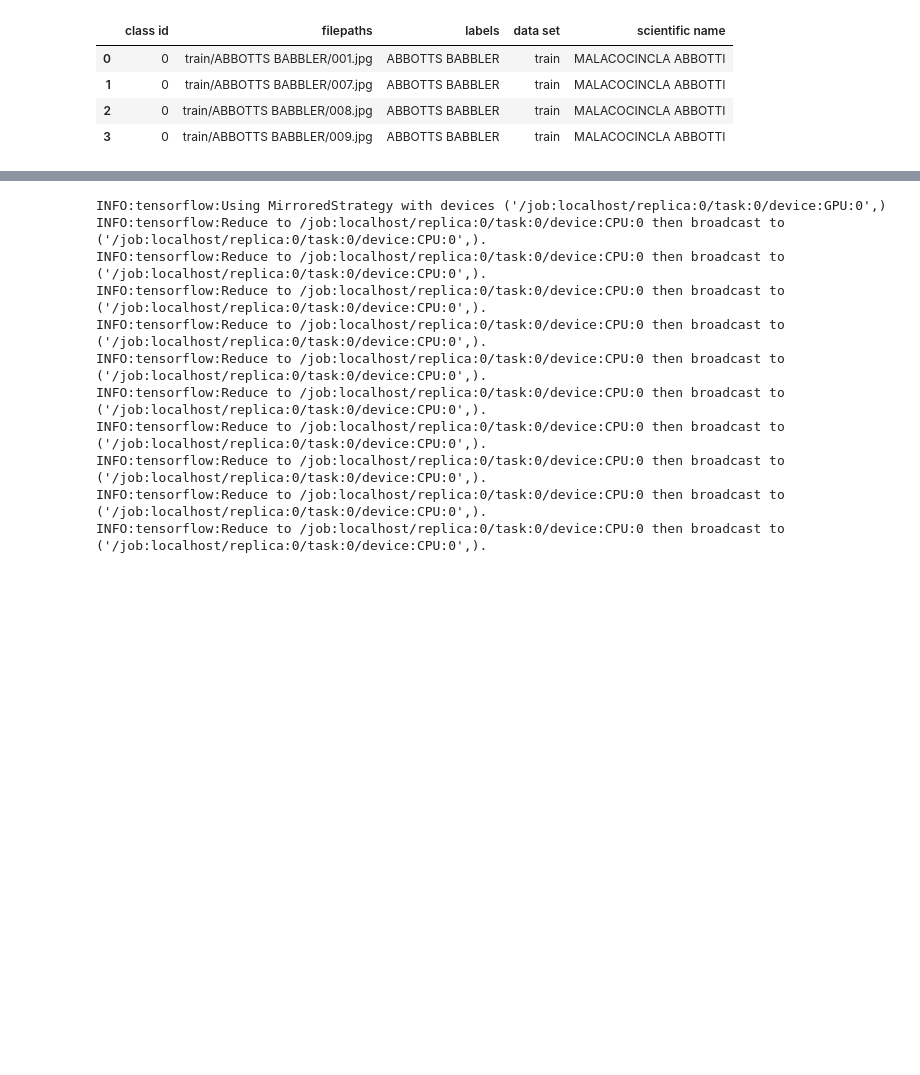
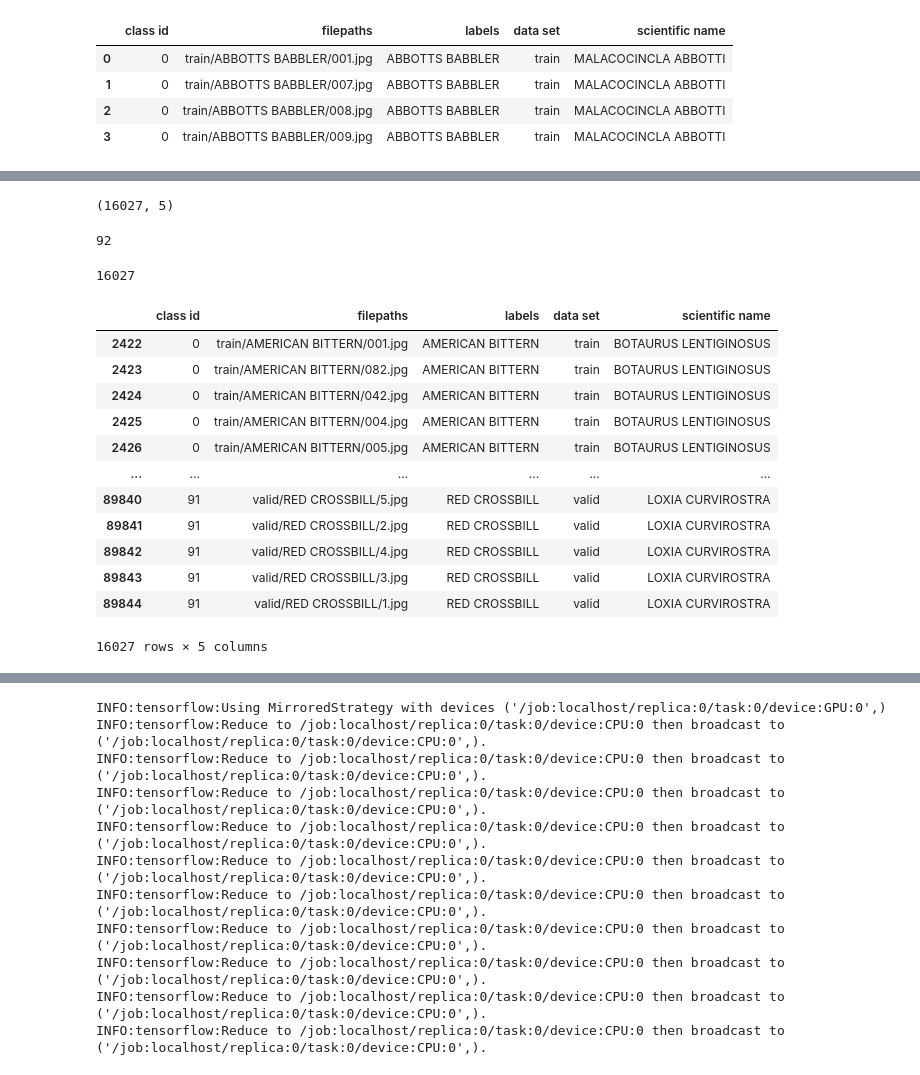
Before and after one commit to JosiasDMartins/AIBirdDetector, a Jupyter notebook: BirdDetector.ipynb, the cells around one changed output, grey strips where cells are left out. Cells and saved outputs as stored; diff of their text form; code cells hidden in the pictures; blank space fills up the shorter version.

```diff
--- a/BirdDetector.ipynb
+++ b/BirdDetector.ipynb
@@ -139,6 +165,9 @@ D:\Program Files\Python38\python.exe
 # %%
 #Loading the CSV file
 df = pd.read_csv('../BirdsDataset/birds.csv')
+
+#from https://www.birdlist.org/nam/canada/saskatchewan/saskatchewan.htm
+sk_species = pd.read_csv('SK_species.csv')
 # %%
 #Checking the first 4 lines
 df.head(4)
@@ -150,0 +207,6 @@ df.head(4)
+# %%
+#Filtering SK species on the dataset
+filtered_species =  df[np.isin(df['scientific name'], sk_species['scientific name'])]
+filtered_species.shape
+# %% [output]
+(16027, 5)
@@ -151 +215,33 @@ df.head(4)
+# %%
+#classe_names
+class_names = df['labels'].unique()
+class_names.shape[0]
+# %% [output]
+92
+# %%
+len(df)
+# %% [output]
+16027
+# %%
+specie_id = 0
+for i in range(class_names.shape[0]):
+    df.loc[df['labels'] == class_names[i], 'class id'] = specie_id
+    #print(class_names[i])
+    specie_id+=1
+# %%
+df
+# %% [output]
+|  | class id | filepaths | labels | data set | scientific name |
+| 2422 | 0 | train/AMERICAN BITTERN/001.jpg | AMERICAN BITTERN | train | BOTAURUS LENTIGINOSUS |
+| 2423 | 0 | train/AMERICAN BITTERN/082.jpg | AMERICAN BITTERN | train | BOTAURUS LENTIGINOSUS |
+| 2424 | 0 | train/AMERICAN BITTERN/042.jpg | AMERICAN BITTERN | train | BOTAURUS LENTIGINOSUS |
+| 2425 | 0 | train/AMERICAN BITTERN/004.jpg | AMERICAN BITTERN | train | BOTAURUS LENTIGINOSUS |
+| 2426 | 0 | train/AMERICAN BITTERN/005.jpg | AMERICAN BITTERN | train | BOTAURUS LENTIGINOSUS |
+| ... | ... | ... | ... | ... | ... |
+| 89840 | 91 | valid/RED CROSSBILL/5.jpg | RED CROSSBILL | valid | LOXIA CURVIROSTRA |
+| 89841 | 91 | valid/RED CROSSBILL/2.jpg | RED CROSSBILL | valid | LOXIA CURVIROSTRA |
+| 89842 | 91 | valid/RED CROSSBILL/4.jpg | RED CROSSBILL | valid | LOXIA CURVIROSTRA |
+| 89843 | 91 | valid/RED CROSSBILL/3.jpg | RED CROSSBILL | valid | LOXIA CURVIROSTRA |
+| 89844 | 91 | valid/RED CROSSBILL/1.jpg | RED CROSSBILL | valid | LOXIA CURVIROSTRA |
+16027 rows × 5 columns
 # %%
```
Also changed, not shown: parts of 53 cells of this notebook.
